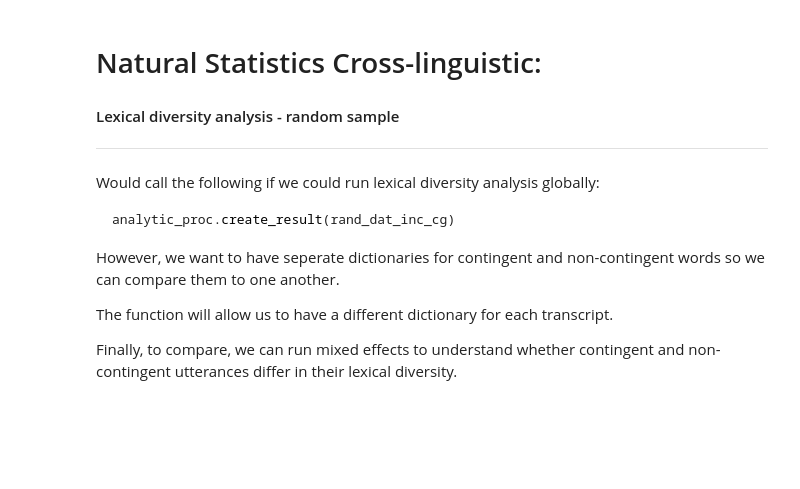
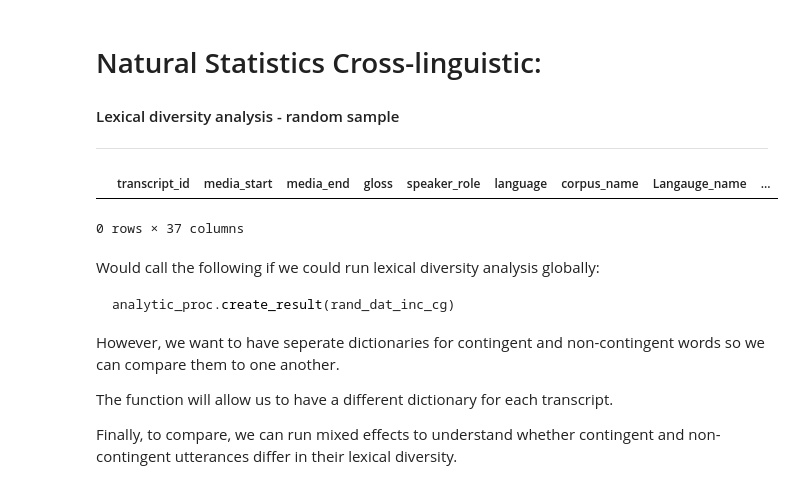
Before and after one commit to selmling/Natural-Statistics-Cross-linguistic-Public-Repo, a Jupyter notebook: analysis/rand_LexDiv.ipynb, the cells around one changed output. Cells and saved outputs as stored; diff of their text form; code cells hidden in the pictures; blank space fills up the shorter version.

```diff
--- a/analysis/rand_LexDiv.ipynb
+++ b/analysis/rand_LexDiv.ipynb
@@ -15,6 +15,7 @@ warnings.filterwarnings('ignore')
 # %%
 TSE_dat_inc = pd.read_csv("../data/TSE_cont_dat.csv")
 TSE_rand_time_chunks = pd.read_csv("../data/TSE_rand_time_chunks.csv")
+TSE_dat_inc.rename(columns={'Langauge_name': 'Language_name'}, inplace=True)
 # %%
 def is_within_time_chunk(transcript):
     transcript_id, transcript_rows = transcript
@@ -29,6 +30,11 @@ TSE_rand_dat_inc = pd.concat([is_within_time_chunk(transcript) for transcript in
 rand_dat_inc = pd.read_csv("../data/rand_dat_inc_master.csv",index_col=0,low_memory=False)
 # %%
 rand_dat_inc = pd.concat([TSE_rand_dat_inc, rand_dat_inc])
+# %%
+rand_dat_inc[rand_dat_inc["Langauge_name"]=="Tseltal"]
+# %% [output]
+|  | transcript_id | media_start | media_end | gloss | speaker_role | language | corpus_name | Langauge_name | ... |
+0 rows × 37 columns
 # %%
 # load and clean data
 rand_dat_inc=rand_dat_inc[rand_dat_inc["language"]!="ara"]
```
Also changed, not shown: parts of 4 cells of this notebook, 1 other file.
